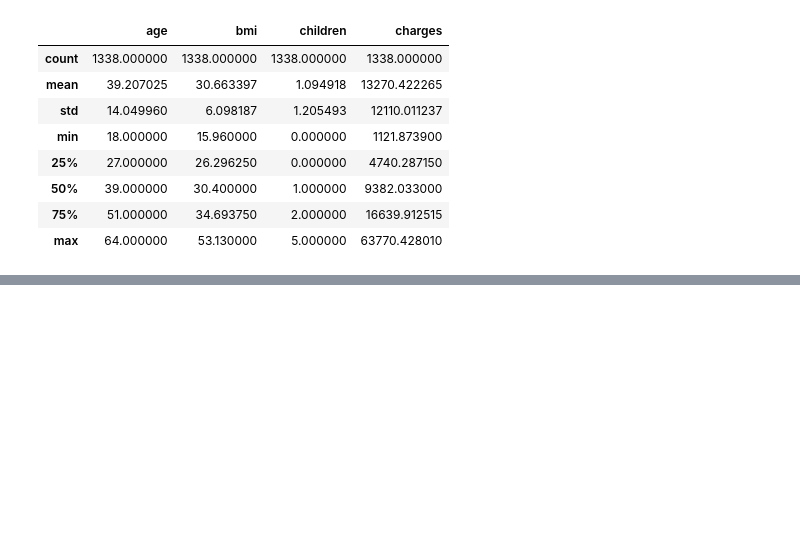
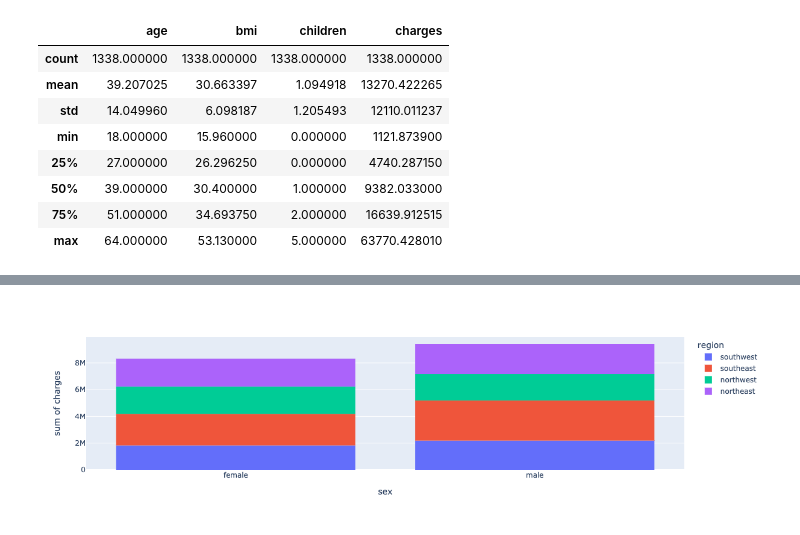
Before and after one commit to Knyazhna/UWFinTech_Group4_Project2, a Jupyter notebook: Predicting_health_insurance_cost.ipynb, the cells around one changed output, grey strips where cells are left out. Saved outputs shown, nothing was run; the diff lists cells and outputs as text; code cells hidden in the pictures; blank space fills up the shorter version.

```diff
--- a/Predicting_health_insurance_cost.ipynb
+++ b/Predicting_health_insurance_cost.ipynb
@@ -64,0 +88,4 @@ insurance_df.describe()
+# %%
+px.histogram(insurance_df,x='sex',y = 'charges',color = 'region')
+# %% [output]
+[figure, added]
```
Also changed, not shown: parts of 43 cells of this notebook, 1 other file.
